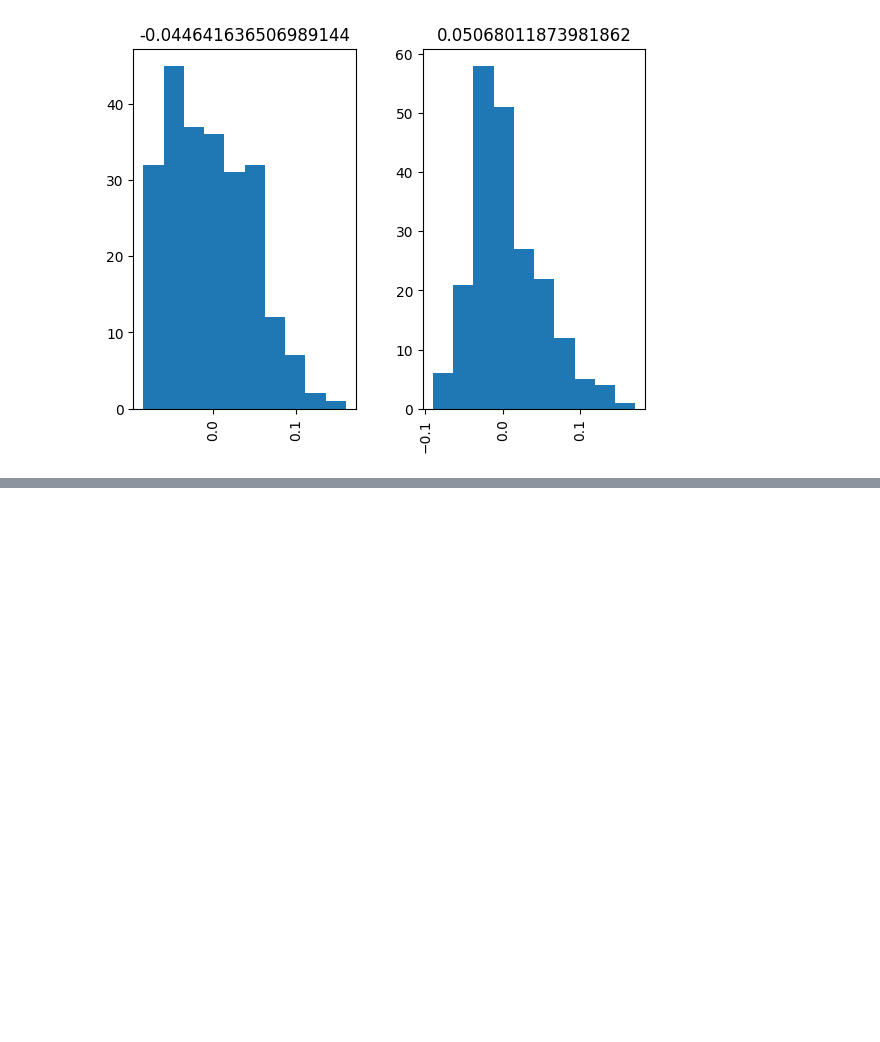
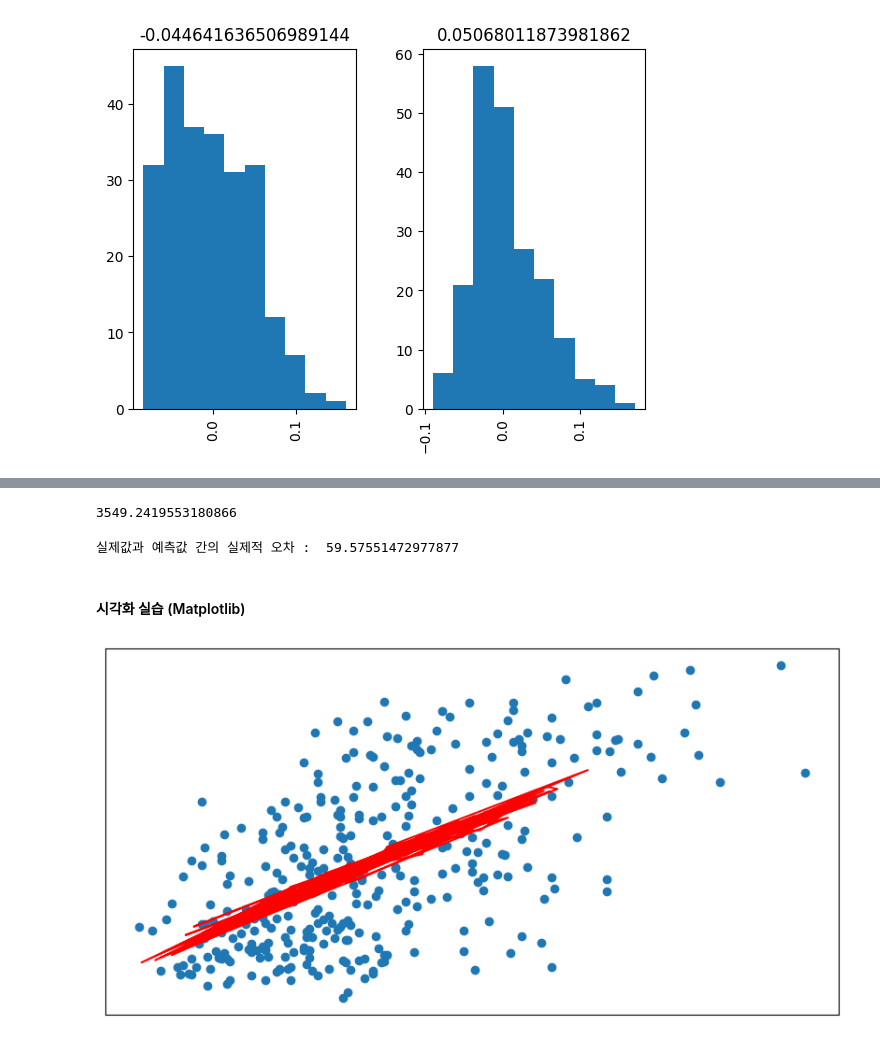
Before and after one commit to Yoon-Ahyeon/24-1-Course, a Jupyter notebook: MachineLearning/02-2_Basic_Math.ipynb, the cells around one changed output, grey strips where cells are left out. Drawn from its saved outputs; the diff is of its cells as text; code cells hidden in the pictures; blank space fills up the shorter version.

```diff
--- a/MachineLearning/02-2_Basic_Math.ipynb
+++ b/MachineLearning/02-2_Basic_Math.ipynb
@@ -79,3 +84,14 @@ all_variables.hist(column = "bmi", by = "sex")
 array([<Axes: title={'center': '-0.044641636506989144'}>,
        <Axes: title={'center': '0.05068011873981862'}>], dtype=object)
 [figure]
+# %%
+## 선형모델 사용
+from sklearn.linear_model import LinearRegression
+
+X = X[["age", "bmi"]] # feature값으로 2개의 필드만 가져옴
+lin_reg = LinearRegression() # 선형회귀 모델 지정
+
+lin_reg.fit(X, y) # 학습 수행
+
+new_data = [[0, 0], [0.5, 0.3]] # 새로운 데이터 입력
+lin_reg.predict(new_data) # 예측 수행
@@ -81,0 +100,6 @@ array([<Axes: title={'center': '-0.044641636506989144'}>,
+# %%
+## Train, Test 분리
+from sklearn.model_selection import train_test_split
+
+X_train, X_test, y_train, y_test = train_test_split(X, y) # test size는 default로 0.25로 설정됨
+X_train.shape ## 331개의 데이터 수와 2개의 feature 적용
@@ -81,0 +112,4 @@ array([<Axes: title={'center': '-0.044641636506989144'}>,
+# %%
+lin_reg_mse = LinearRegression()
+
+lin_reg_mse.fit(X_train, y_train) # train data에 대한 학습 수행
@@ -81,0 +118,6 @@ array([<Axes: title={'center': '-0.044641636506989144'}>,
+# %%
+## 정확도 검증 (성능 평가)
+from sklearn.metrics import mean_squared_error
+
+y_pred = lin_reg_mse.predict(X_test)
+y_pred
@@ -81,0 +142,29 @@ array([<Axes: title={'center': '-0.044641636506989144'}>,
+# %%
+mse = mean_squared_error(y_pred, y_test) # 실제값과 예측값에 대한 정확도 측정
+mse
+# %% [output]
+3549.2419553180866
+# %%
+rmse = np.sqrt(mse)
+print("실제값과 예측값 간의 실제적 오차 : ", rmse)
+# %% [output]
+실제값과 예측값 간의 실제적 오차 :  59.57551472977877
+# %% [markdown]
+#### **시각화 실습** (Matplotlib)
+# %%
+import matplotlib.pyplot as plt
+
+plt.style.use("_mpl-gallery")
+
+# plot 그리기
+fig, ax = plt.subplots(figsize = (8, 4))
+ax.scatter(X_train["bmi"], y_train, linewidths = 1) # 산점도로 나타냄
+ax.plot(X_test["bmi"], y_pred, color = "red")
+
+# plt 축 눈금 표시 -> 설정을 안하는 것 같음
+plt.xticks(())
+plt.yticks(())
+
+plt.show()
+# %% [output]
+[figure, added]
```
Also changed, not shown: parts of 7 cells of this notebook, 26 other files.
